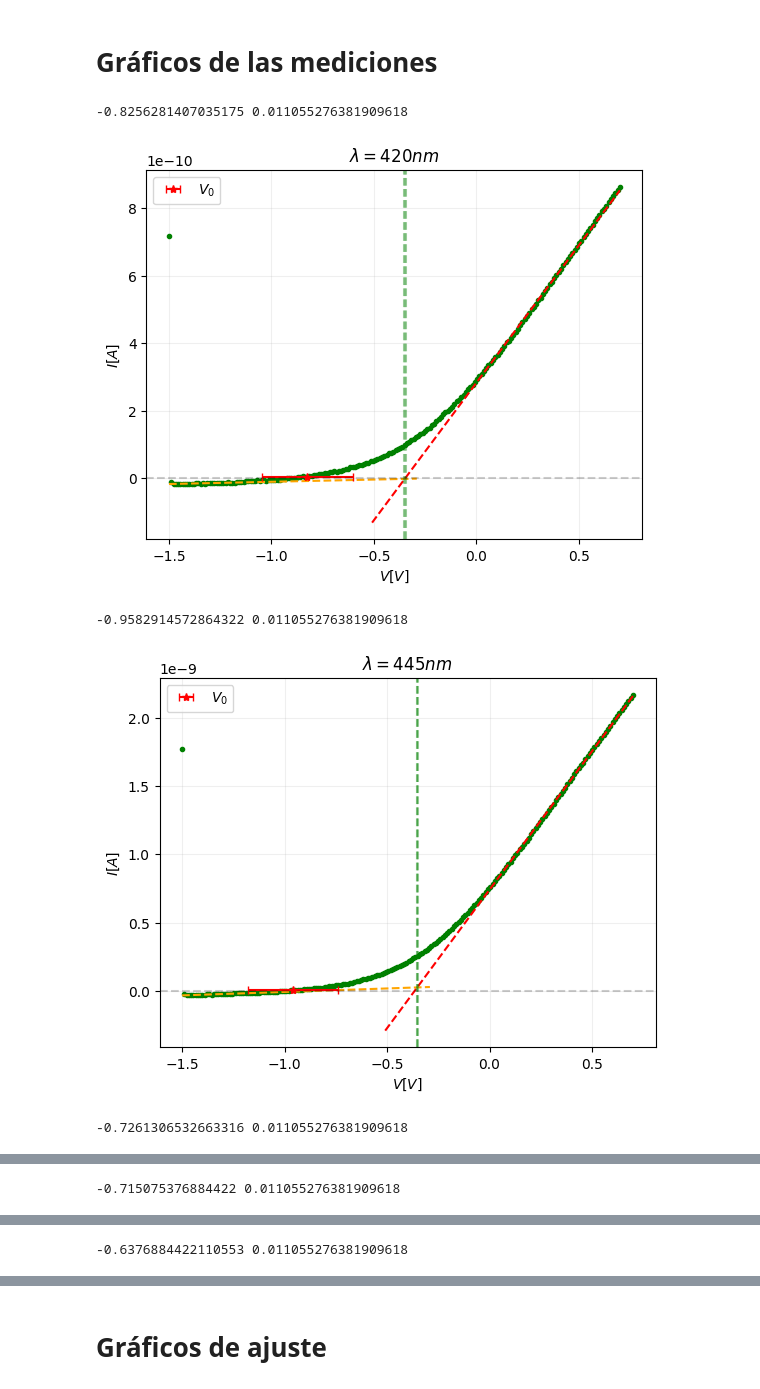
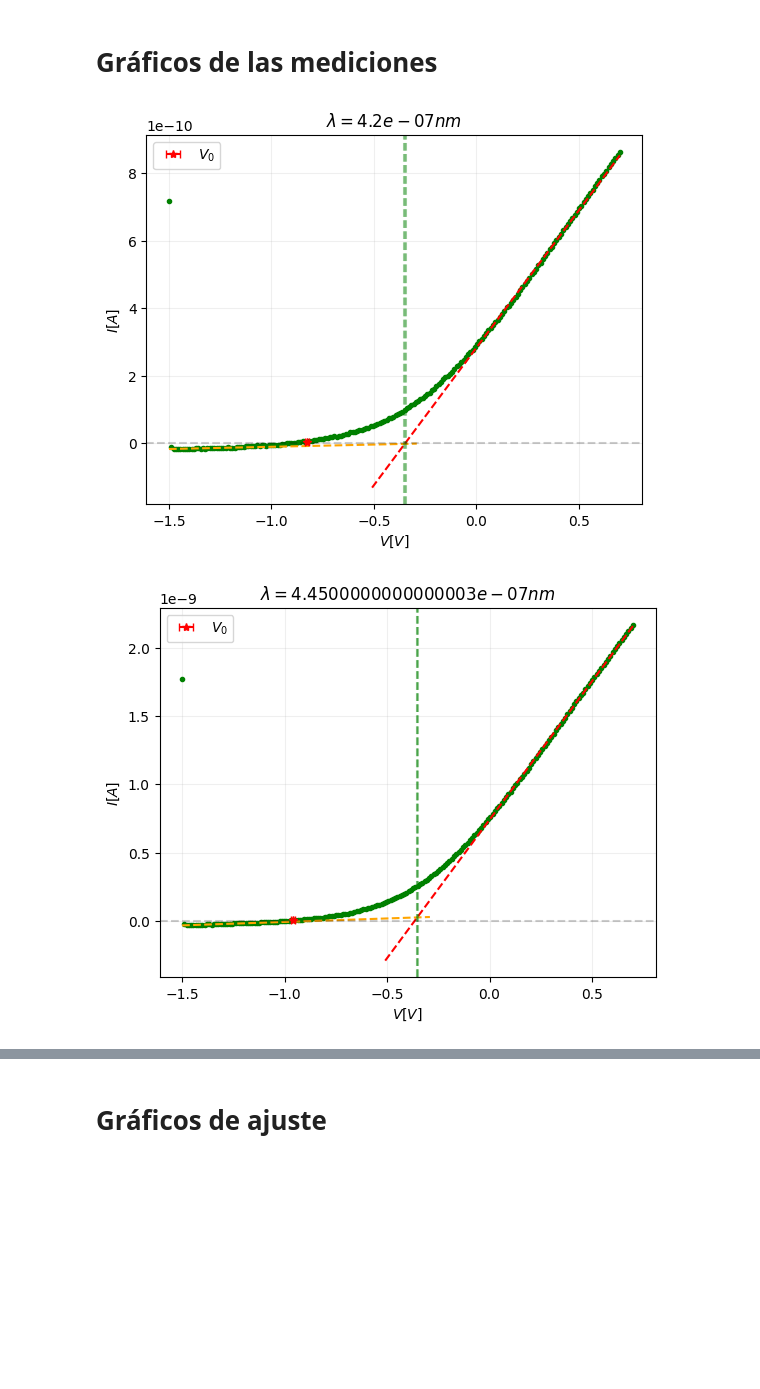
Before and after one commit to BernardoPironio/Efecto-fotoelectrico, a Jupyter notebook: analisis.ipynb, the cells around one changed output, grey strips where cells are left out. Drawn from its saved outputs; the diff is of its cells as text; code cells hidden in the pictures; blank space fills up the shorter version.

```diff
--- a/analisis.ipynb
+++ b/analisis.ipynb
@@ -26,7 +26,7 @@ for file in files:
             Xi[i], Yi[i], Vi[i] = row[0], row[1], row[2]
         X.append(Xi), Y.append(Yi), V.append(Vi)
         lamb = float(file[-9:-6])*1e-9 #m
-        nu.append(2 * np.pi * c / lamb)
+        nu.append(c / lamb)
 # %% [markdown]
 # Cálculo de $I$ y $V_0$
 # %%
@@ -70,39 +70,34 @@ V0, err_V0 = np.zeros((2, N))
 V0C, err_V0C = np.zeros((2, N))
 
 ep0 = .005e-10
 for k in range(len(X)):
     # ----Calculamos ambos criterios----
     Xc0k, V0[k], err_V0[k] = V0min(-X[k], V[k])
     p0, p1, V0C[k], err_V0C[k] = rectas(-X[k], V[k])
-
-    print(V0[k], err_V0[k])
 
     #---Calculo de las rectas-----
     f = lambda x, a, b: a * x + b
     v_sim = np.linspace(V[k][0], V[k][-1], 1000)
 
     #----Gráficos----
     plt.figure()
 
     plt.plot(V[k], -X[k], '.', color = 'green'), plt.plot()
     plt.plot(v_sim[:-450], f(v_sim, *p0)[:-450], '--', color = 'orange')
     plt.plot(v_sim[450:], f(v_sim, *p1)[450:], '--', color = 'red')
 
-    plt.errorbar(V0[k], Xc0k, fmt = '*', xerr = 20*err_V0[k], capsize = 3,
+    plt.errorbar(V0[k], Xc0k, fmt = '*', xerr = err_V0[k], capsize = 3,
                     linestyle = 'None', color = 'red', label = r'$V_0$') #-->Puntos de corriente nula
 
     plt.axvline(V0C[k], linestyle = '--', color = 'green', alpha = 0.2)
     plt.axvline(V0C[k] + err_V0C[k], linestyle = '--', color = 'green', alpha = 0.4)
     plt.axvline(V0C[k] - err_V0C[k], linestyle = '--', color = 'green', alpha = 0.4)
 
     plt.axhline(ep0, linestyle = '--', color = 'black', alpha = 0.2)
 
-    plt.xlabel(r'$V \left[V\right]$'), plt.ylabel(r'$I \left[A\right]$'), plt.title(rf'$\lambda = {int(1e9*c*2*np.pi/nu[k])} nm$')
+    plt.xlabel(r'$V \left[V\right]$'), plt.ylabel(r'$I \left[A\right]$'), plt.title(rf'$\lambda = {c/nu[k]} nm$')
     plt.grid(alpha = 0.2), plt.legend(loc = 'upper left')
     plt.show()
 # %% [output]
--0.8256281407035175 0.011055276381909618
-[figure, old version]
+[figure, new version]
--0.9582914572864322 0.011055276381909618
-[figure, old version]
+[figure, new version]
--0.7261306532663316 0.011055276381909618
@@ -110 +104,0 @@ for k in range(len(X)):
--0.715075376884422 0.011055276381909618
@@ -112 +105,0 @@ for k in range(len(X)):
--0.6376884422110553 0.011055276381909618
```
Also changed, not shown: parts of 6 cells of this notebook.
